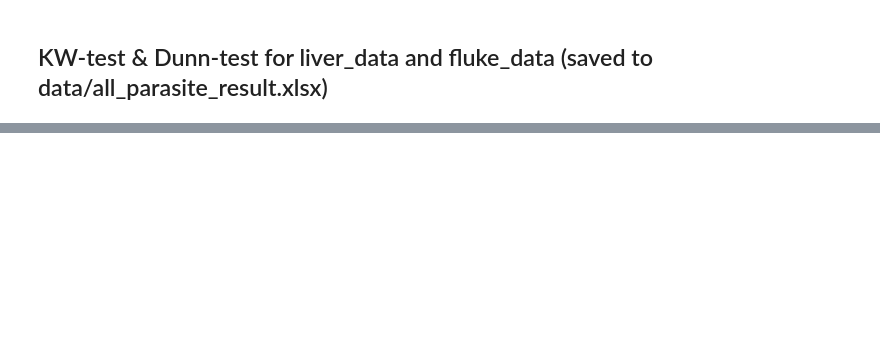
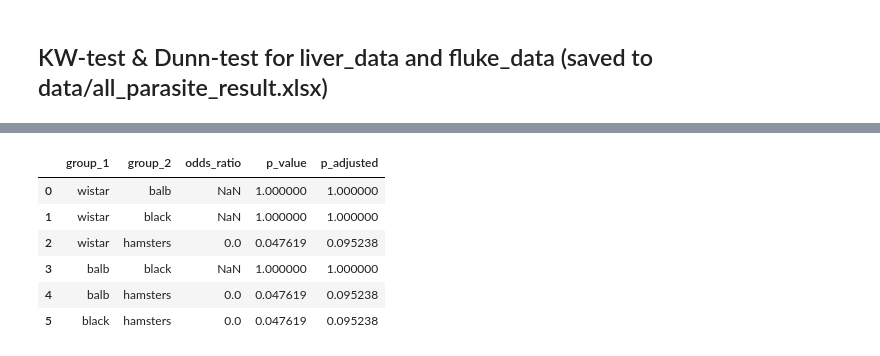
Before and after one commit to YarikKa2/Four_host_species_OF, a Jupyter notebook: Code/data_analysis.ipynb, the cells around one changed output, grey strips where cells are left out. Saved outputs shown, nothing was run; the diff lists cells and outputs as text; code cells hidden in the pictures; blank space fills up the shorter version.

```diff
--- a/Code/data_analysis.ipynb
+++ b/Code/data_analysis.ipynb
@@ -596,0 +622,9 @@ with pd.ExcelWriter(
+# %%
+chi2, p_value, degrees_of_freedom, expected = chi2_contingency(table)
+
+print(f"Chi-square statistic: {chi2:.3f}")
+print(f"Degrees of freedom: {degrees_of_freedom}")
+print(f"p-value: {p_value:.4f}")
+
+print("Expected counts:")
+print(expected)
@@ -596,0 +640,54 @@ with pd.ExcelWriter(
+# %%
+from itertools import combinations
+from scipy.stats import fisher_exact
+from statsmodels.stats.multitest import multipletests
+
+groups = ["wistar", "balb", "black", "hamsters"]
+
+pairwise_results = []
+
+for group_1, group_2 in combinations(groups, 2):
+
+    pair_data = gr_data[
+        gr_data["animal_group"].isin([group_1, group_2])
+    ]
+
+    pair_table = pd.crosstab(
+        pair_data["animal_group"],
+        pair_data["granuloma_status"]
+    ).reindex(
+        index=[group_1, group_2],
+        columns=["with_granulomas", "without_granulomas"],
+        fill_value=0
+    )
+
+
+    odds_ratio, p_value = fisher_exact(
+        pair_table.to_numpy(),
+        alternative="two-sided"
+    )
+
+    pairwise_results.append({
+        "group_1": group_1,
+        "group_2": group_2,
+        "odds_ratio": odds_ratio,
+        "p_value": p_value
+    })
+
+pairwise_results = pd.DataFrame(pairwise_results)
+
+# Correct the six p-values
+pairwise_results["p_adjusted"] = multipletests(
+    pairwise_results["p_value"],
+    method="fdr_bh"
+)[1]
+
+pairwise_results
+# %% [output]
+|  | group_1 | group_2 | odds_ratio | p_value | p_adjusted |
+| 0 | wistar | balb | NaN | 1.000000 | 1.000000 |
+| 1 | wistar | black | NaN | 1.000000 | 1.000000 |
+| 2 | wistar | hamsters | 0.0 | 0.047619 | 0.095238 |
+| 3 | balb | black | NaN | 1.000000 | 1.000000 |
+| 4 | balb | hamsters | 0.0 | 0.047619 | 0.095238 |
+| 5 | black | hamsters | 0.0 | 0.047619 | 0.095238 |
```
Also changed, not shown: parts of 7 cells of this notebook, 3 other files.
